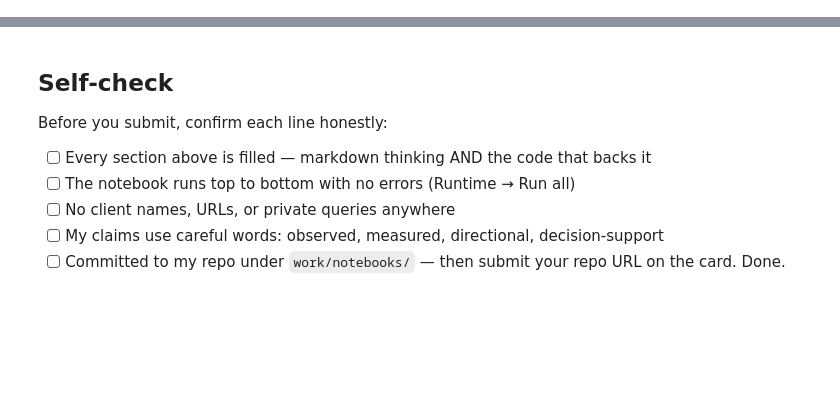
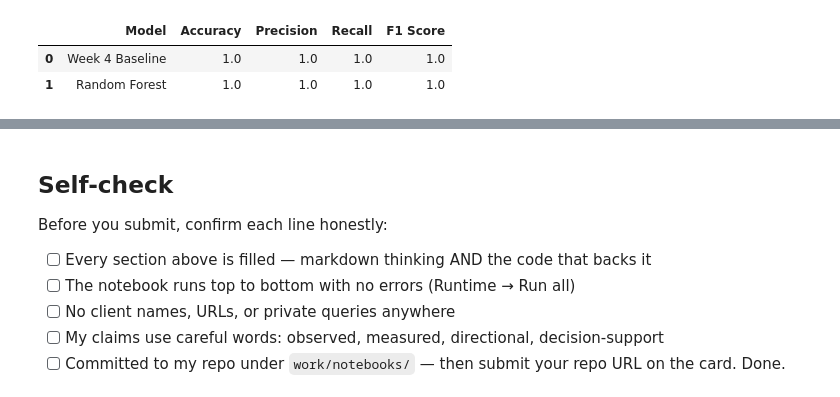
Before and after one commit to Mahnoor-Kalsoom/flyrank-ml-internship, a Jupyter notebook: work/notebooks/w05_model.ipynb, the cells around one changed output, grey strips where cells are left out. Saved outputs shown, nothing was run; the diff lists cells and outputs as text; code cells hidden in the pictures; blank space fills up the shorter version.

```diff
--- a/work/notebooks/w05_model.ipynb
+++ b/work/notebooks/w05_model.ipynb
@@ -26,0 +160,18 @@ This skeleton is yours to fill. Work the sections **in order** — each one has
+# %%
+from sklearn.model_selection import train_test_split
+
+X_train, X_test, y_train, y_test = train_test_split(
+
+X,
+
+y,
+
+test_size=0.20,
+
+random_state=42
+
+)
+
+print("Training Samples:", len(X_train))
+
+print("Testing Samples:", len(X_test))
@@ -26,0 +193,63 @@ This skeleton is yours to fill. Work the sections **in order** — each one has
+# %%
+from sklearn.ensemble import RandomForestClassifier
+from sklearn.metrics import (
+    accuracy_score,
+    precision_score,
+    recall_score,
+    f1_score
+)
+
+# -------------------------
+# Train Random Forest Model
+# -------------------------
+
+model = RandomForestClassifier(
+    n_estimators=100,
+    random_state=42
+)
+
+model.fit(X_train, y_train)
+
+# Predictions
+predictions = model.predict(X_test)
+
+# -------------------------
+# Random Forest Metrics
+# -------------------------
+
+rf_accuracy = accuracy_score(y_test, predictions)
+rf_precision = precision_score(y_test, predictions, zero_division=0)
+rf_recall = recall_score(y_test, predictions, zero_division=0)
+rf_f1 = f1_score(y_test, predictions, zero_division=0)
+
+# -------------------------
+# Week 4 Baseline Rule
+# -------------------------
+
+baseline_predictions = (
+    (X_test["gsc_impressions"] > 100) &
+    (X_test["gsc_clicks"] < 10)
+).astype(int)
+
+baseline_accuracy = accuracy_score(y_test, baseline_predictions)
+baseline_precision = precision_score(y_test, baseline_predictions, zero_division=0)
+baseline_recall = recall_score(y_test, baseline_predictions, zero_division=0)
+baseline_f1 = f1_score(y_test, baseline_predictions, zero_division=0)
+
+# -------------------------
+# Comparison Table
+# -------------------------
+
+comparison = pd.DataFrame({
+    "Model": ["Week 4 Baseline", "Random Forest"],
+    "Accuracy": [baseline_accuracy, rf_accuracy],
+    "Precision": [baseline_precision, rf_precision],
+    "Recall": [baseline_recall, rf_recall],
+    "F1 Score": [baseline_f1, rf_f1]
+})
+
+comparison
+# %% [output]
+|  | Model | Accuracy | Precision | Recall | F1 Score |
+| 0 | Week 4 Baseline | 1.0 | 1.0 | 1.0 | 1.0 |
+| 1 | Random Forest | 1.0 | 1.0 | 1.0 | 1.0 |
```
Also changed, not shown: parts of 19 cells of this notebook.
